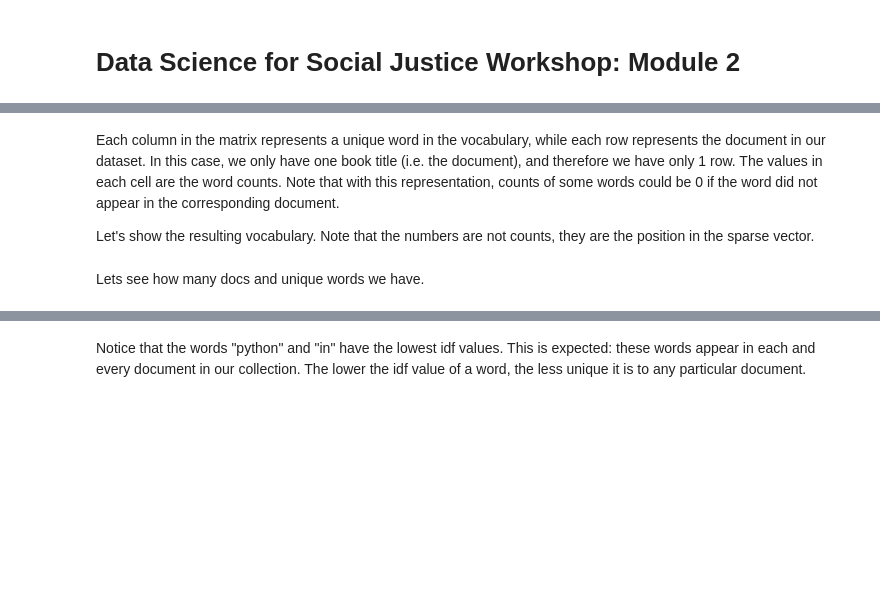
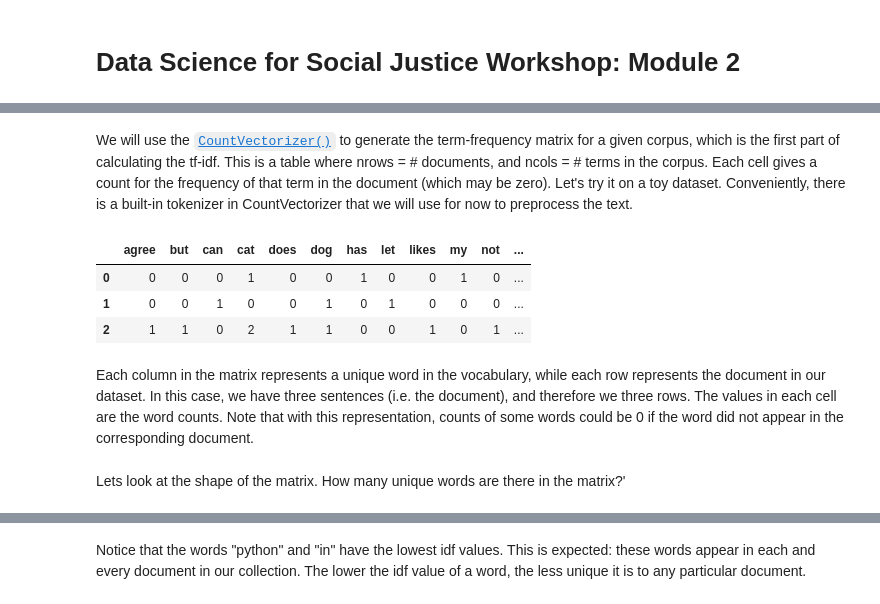
Before and after one commit to dlab-berkeley/Data-Science-Social-Justice-2022, a Jupyter notebook: notebooks/module02/03_tf_idf.ipynb, the cells around one changed output, grey strips where cells are left out. Drawn from its saved outputs; the diff is of its cells as text; code cells hidden in the pictures; blank space fills up the shorter version.

```diff
--- a/notebooks/module02/03_tf_idf.ipynb
+++ b/notebooks/module02/03_tf_idf.ipynb
@@ -38,15 +54,20 @@ Terms with high tfidf values for a given document are generally the most descrip
+# %% [markdown]
+We will use the [`CountVectorizer()`](https://scikit-learn.org/stable/modules/generated/sklearn.feature_extraction.text.CountVectorizer.html) to generate the term-frequency matrix for a given corpus, which is the first part of calculating the tf-idf. This is a table where nrows = # documents, and ncols = # terms in the corpus. Each cell gives a count for the frequency of that term in the document (which may be zero). Let's try it on a toy dataset. Conveniently, there is a built-in tokenizer in CountVectorizer that we will use for now to preprocess the text.
 # %%
 from sklearn.feature_extraction.text import CountVectorizer
 
 corpus = [
   'My cat has paws.',
   'Can we let the dog out?',
   'Our dog really likes the cat but the cat does not agree.']
 vectorizer = CountVectorizer()
 X = vectorizer.fit_transform(corpus)
 #vectorizer.get_feature_names_out()
-X.toarray()
+pd.DataFrame(X.toarray(), columns=vectorizer.get_feature_names())
+# %% [output]
+|  | agree | but | can | cat | does | dog | has | let | likes | my | not | ... |
+| 0 | 0 | 0 | 0 | 1 | 0 | 0 | 1 | 0 | 0 | 1 | 0 | ... |
+| 1 | 0 | 0 | 1 | 0 | 0 | 1 | 0 | 1 | 0 | 0 | 0 | ... |
+| 2 | 1 | 1 | 0 | 2 | 1 | 1 | 0 | 0 | 1 | 0 | 1 | ... |
 # %% [markdown]
-Each column in the matrix represents a unique word in the vocabulary, while each row represents the document in our dataset. In this case, we only have one book title (i.e. the document), and therefore we have only 1 row. The values in each cell are the word counts. Note that with this representation, counts of some words could be 0 if the word did not appear in the corresponding document.
-
-Let's show the resulting vocabulary. Note that the numbers are not counts, they are the position in the sparse vector.
+Each column in the matrix represents a unique word in the vocabulary, while each row represents the document in our dataset. In this case, we have three sentences (i.e. the document), and therefore we three rows. The values in each cell are the word counts. Note that with this representation, counts of some words could be 0 if the word did not appear in the corresponding document.
@@ -55,4 +74,4 @@ vectorizer.vocabulary_
-# %% [markdown]
-Lets see how many docs and unique words we have.
+# %% [markdown]
+Lets look at the shape of the matrix. How many unique words are there in the matrix?'
 # %%
 X.shape
```
Also changed, not shown: parts of 49 cells of this notebook, 1 other file.
